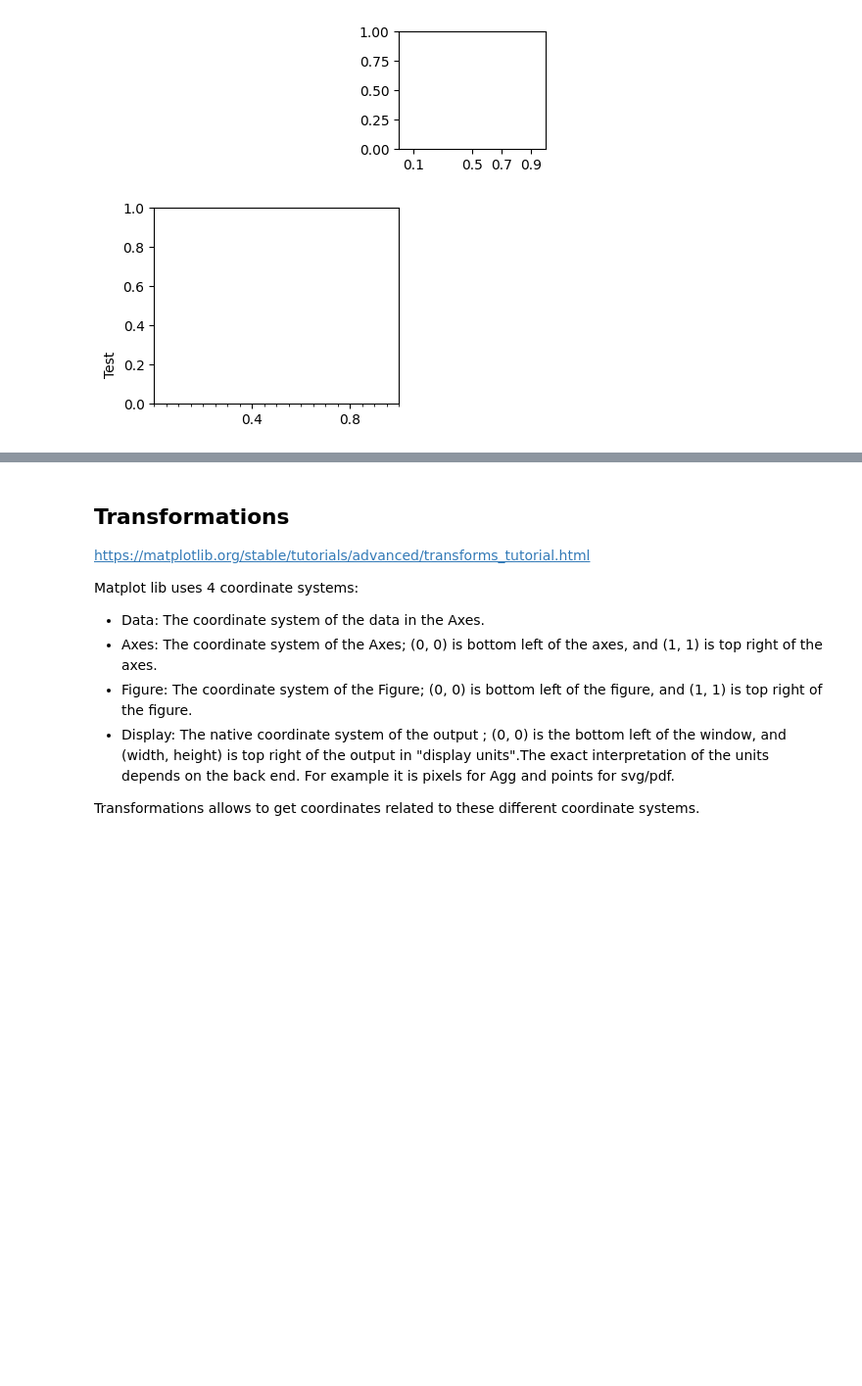
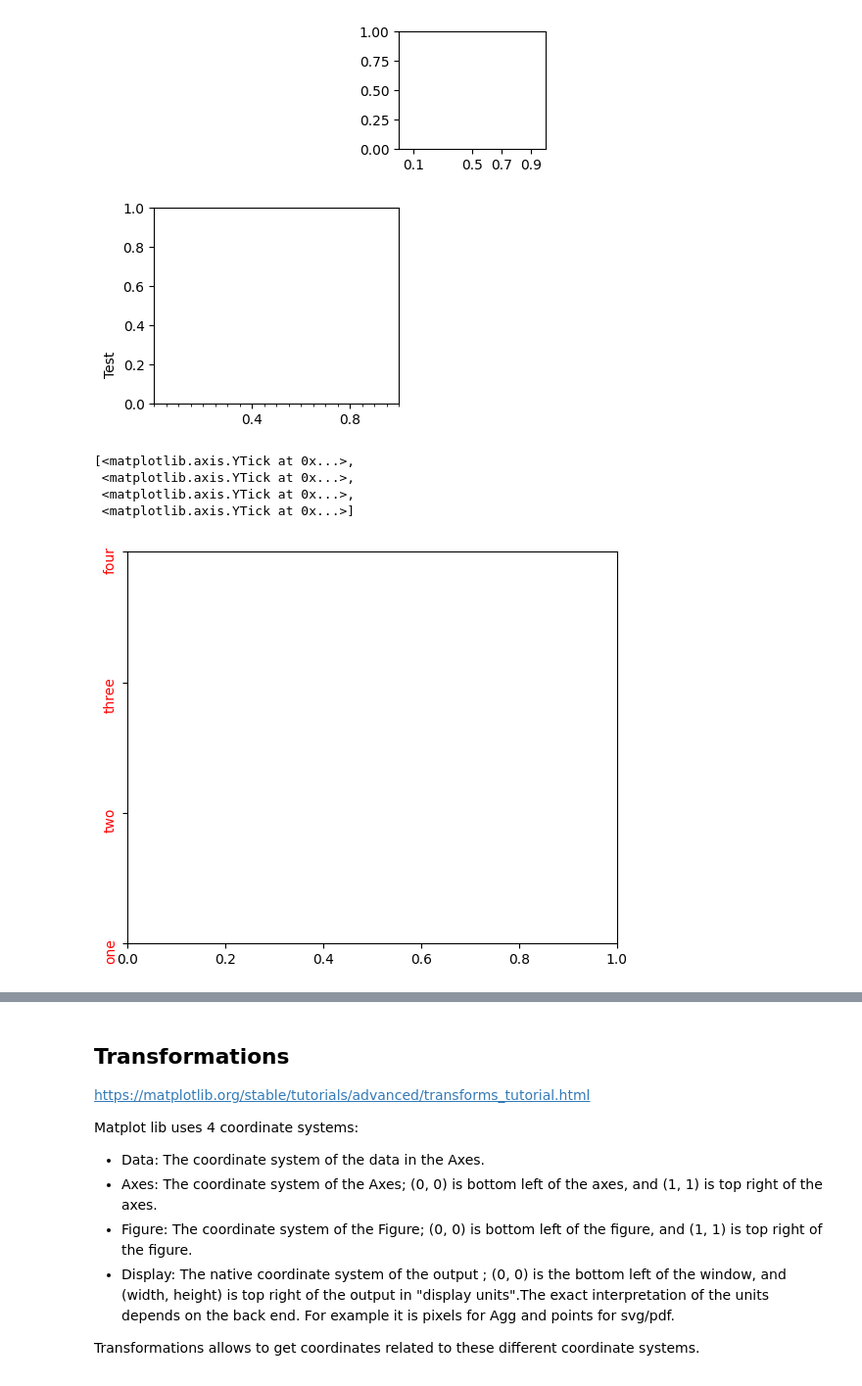
Before and after one commit to taniagmangolini/miscellaneous, a Jupyter notebook: stats/matplotlib.ipynb, the cells around one changed output, grey strips where cells are left out. Shown at 98% size. Cells and saved outputs as stored; diff of their text form; code cells hidden in the pictures; blank space fills up the shorter version.

Commit message:
matplotlib

```diff
--- a/stats/matplotlib.ipynb
+++ b/stats/matplotlib.ipynb
@@ -76,0 +74,15 @@ plt.show()
+# %%
+fig = plt.figure(figsize = (5,4), dpi=100)
+ax3 = fig.add_axes([0,0,1,1])
+
+ax3.set_ylim(1, 4) # set axis y limits
+ax3.set_yticks([1, 2, 3, 4],
+               ['one', 'two', 'three', 'four'],
+               rotation='vertical',
+               color='r') # set y tickers, labels, orientation (vertical/horizontal/degrees and color)
+# %% [output]
+[<matplotlib.axis.YTick at 0x...>,
+ <matplotlib.axis.YTick at 0x...>,
+ <matplotlib.axis.YTick at 0x...>,
+ <matplotlib.axis.YTick at 0x...>]
+[figure, added]
```
Also changed, not shown: parts of 9 cells of this notebook.
